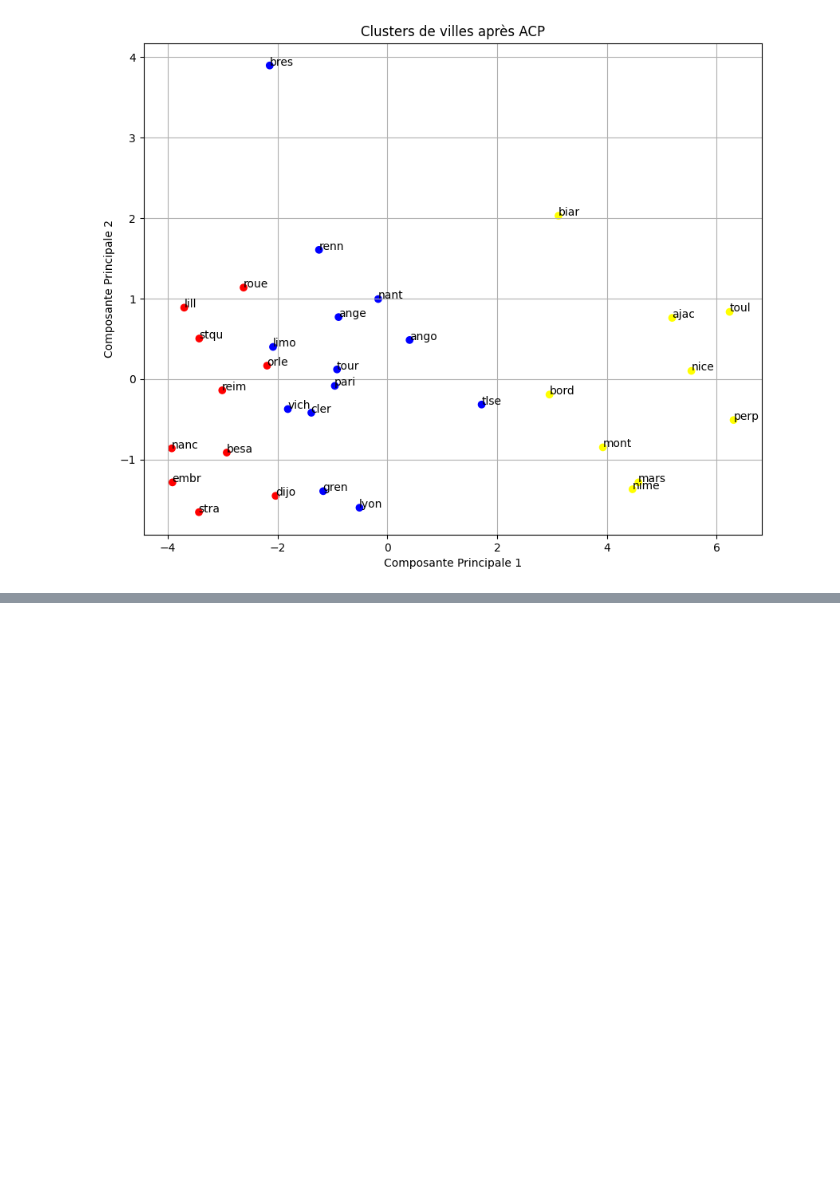
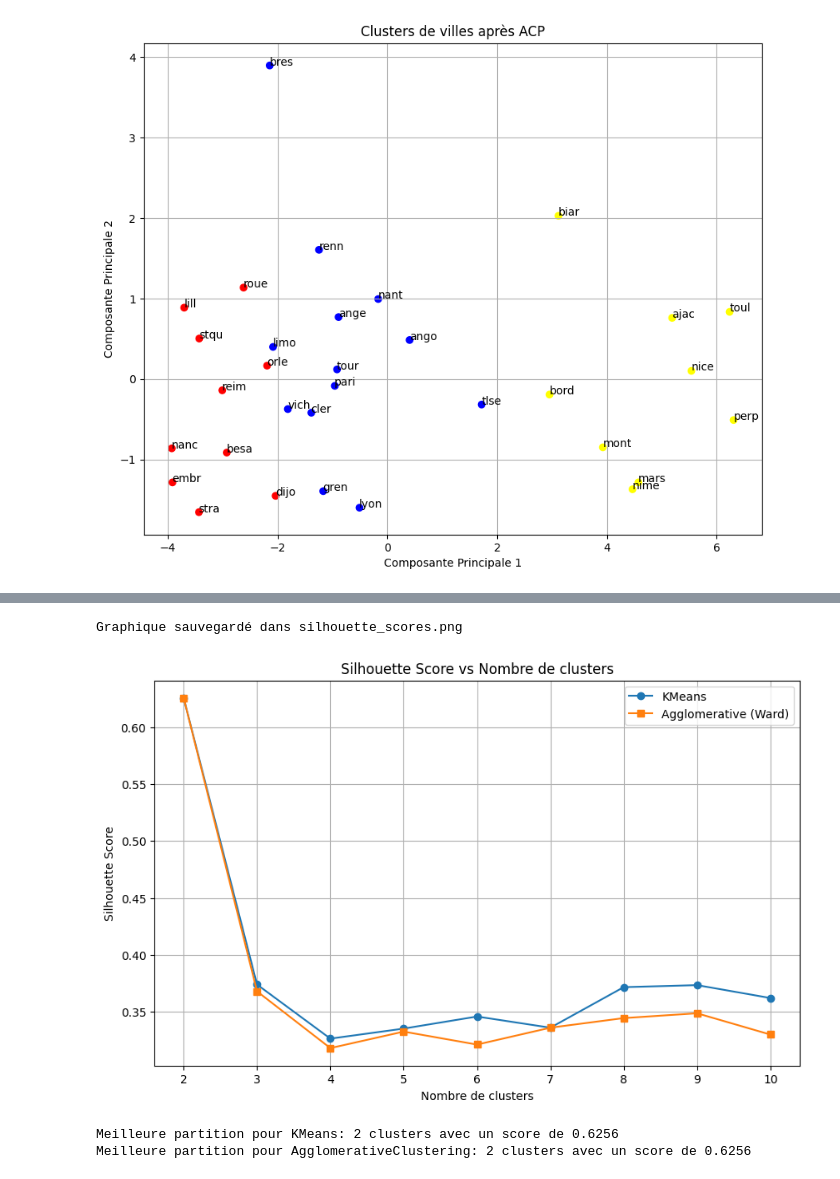
Before and after one commit to housni2003/tp3_adm, a Jupyter notebook: tp3.ipynb, the cells around one changed output, grey strips where cells are left out. Drawn from its saved outputs; the diff is of its cells as text; code cells hidden in the pictures; blank space fills up the shorter version.

```diff
--- a/tp3.ipynb
+++ b/tp3.ipynb
@@ -46,0 +83,42 @@ Clustering terminé, graphique sauvegardé dans clusters_villes.png
+# %%
+# 7. Détermination de la meilleure partition avec le critère Silhouette
+from sklearn.metrics import silhouette_score
+import numpy as np
+
+range_n_clusters = range(2, 11)
+
+silhouette_kmeans = []
+silhouette_agg = []
+
+for n_clusters in range_n_clusters:
+    # KMeans
+    kmeans = KMeans(n_clusters=n_clusters, random_state=42)
+    cluster_labels_k = kmeans.fit_predict(X_scaled)
+    silhouette_kmeans.append(silhouette_score(X_scaled, cluster_labels_k))
+
+    # Agglomerative Clustering (ward is standard)
+    agg = AgglomerativeClustering(n_clusters=n_clusters, linkage='ward')
+    cluster_labels_a = agg.fit_predict(X_scaled)
+    silhouette_agg.append(silhouette_score(X_scaled, cluster_labels_a))
+
+plt.figure(figsize=(10, 6))
+plt.plot(range_n_clusters, silhouette_kmeans, marker='o', label='KMeans')
+plt.plot(range_n_clusters, silhouette_agg, marker='s', label='Agglomerative (Ward)')
+plt.xlabel('Nombre de clusters')
+plt.ylabel('Silhouette Score')
+plt.title('Silhouette Score vs Nombre de clusters')
+plt.legend()
+plt.grid(True)
+plt.savefig('silhouette_scores.png')
+print("Graphique sauvegardé dans silhouette_scores.png")
+plt.show()
+
+best_k = range_n_clusters[np.argmax(silhouette_kmeans)]
+best_a = range_n_clusters[np.argmax(silhouette_agg)]
+print(f"Meilleure partition pour KMeans: {best_k} clusters avec un score de {max(silhouette_kmeans):.4f}")
+print(f"Meilleure partition pour AgglomerativeClustering: {best_a} clusters avec un score de {max(silhouette_agg):.4f}")
+# %% [output]
+Graphique sauvegardé dans silhouette_scores.png
+[figure, added]
+Meilleure partition pour KMeans: 2 clusters avec un score de 0.6256
+Meilleure partition pour AgglomerativeClustering: 2 clusters avec un score de 0.6256
```
Also changed, not shown: parts of 2 cells of this notebook, 4 other files.
